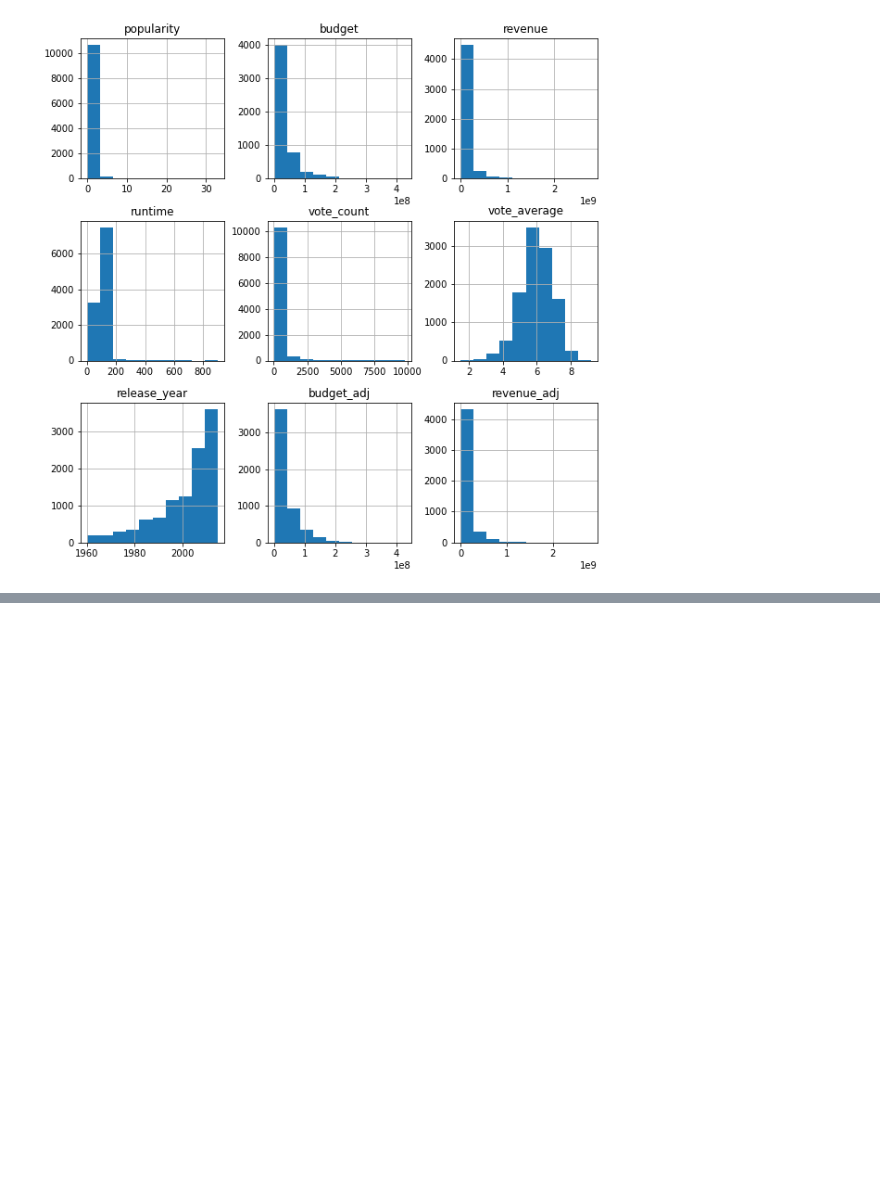
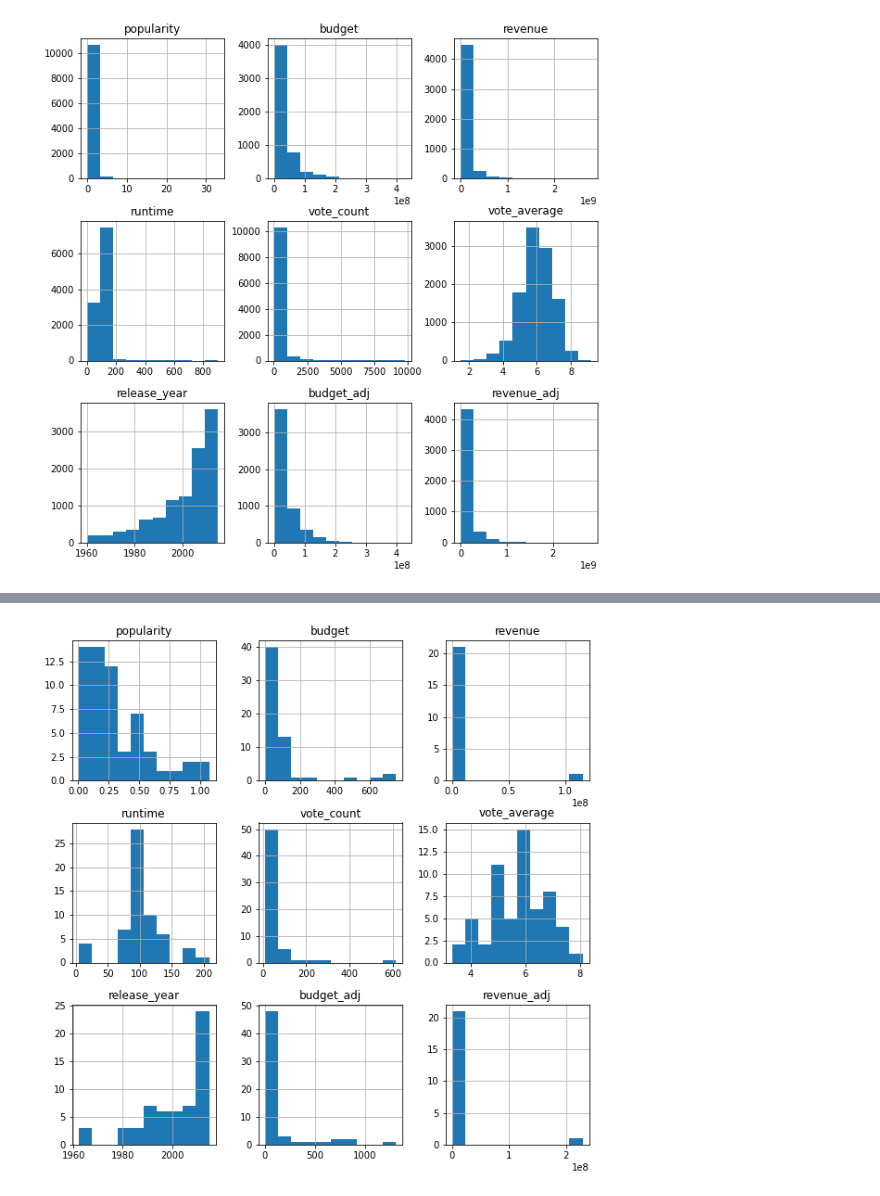
Before and after one commit to KaoriMI/Project_Investigate_a_Dataset, a Jupyter notebook: Draft_report.ipynb, the cells around one changed output, grey strips where cells are left out. Saved outputs shown, nothing was run; the diff lists cells and outputs as text; code cells hidden in the pictures; blank space fills up the shorter version.

```diff
--- a/Draft_report.ipynb
+++ b/Draft_report.ipynb
@@ -200,0 +221,4 @@ df_budget.describe()
+# %%
+df[df.budget < 1000].hist(figsize = (10,10));
+# %% [output]
+[figure, added]
```
Also changed, not shown: parts of 15 cells of this notebook, 1 other file.
